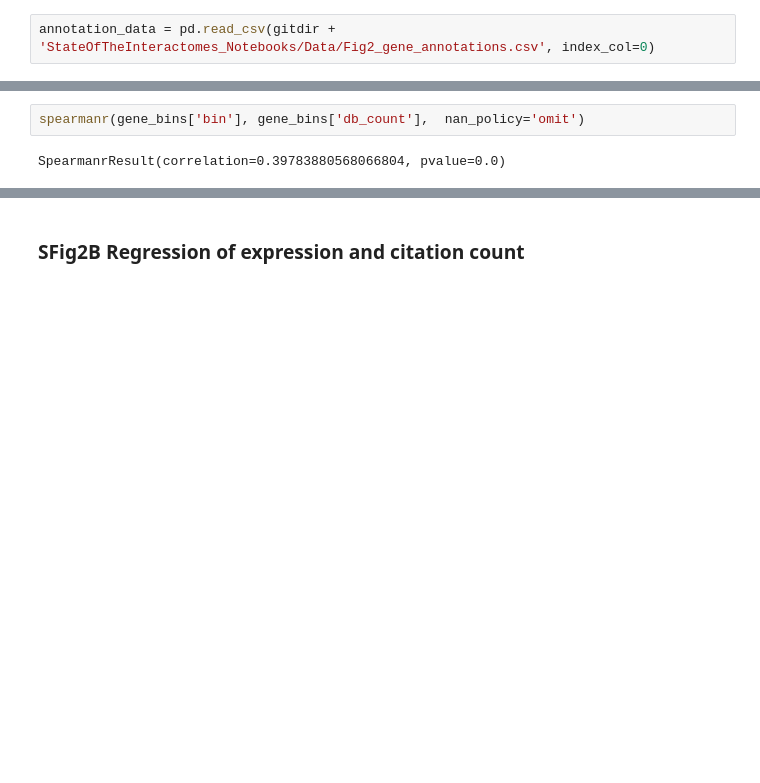
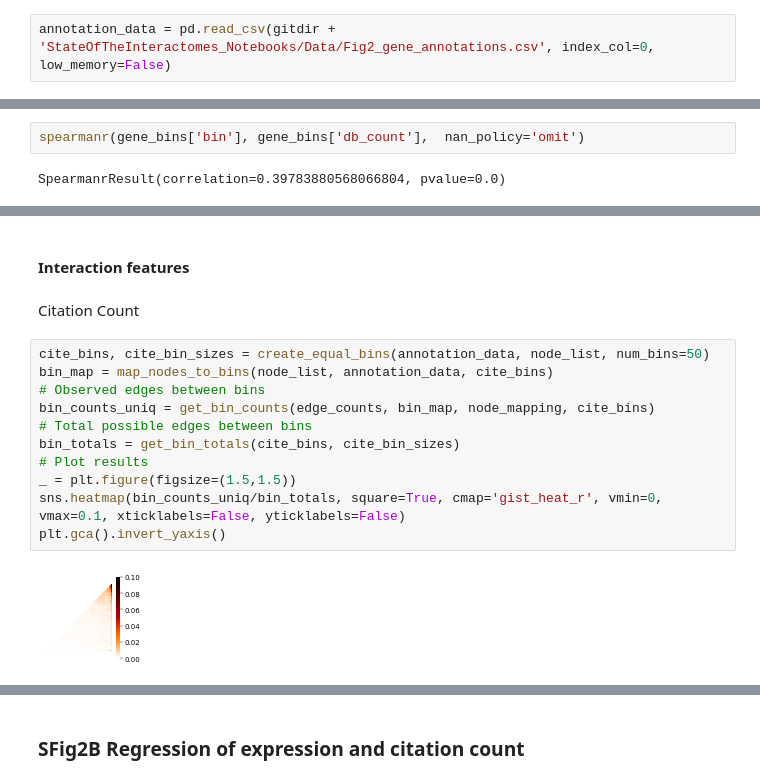
Before and after one commit to sarah-n-wright/Network_Evaluation_Tools, a Jupyter notebook: StateOfTheInteractomes_Notebooks/1_Statistics_and_Representation.ipynb, the cells around one changed output, grey strips where cells are left out. Drawn from its saved outputs; the diff is of its cells as text; blank space fills up the shorter version.

```diff
--- a/StateOfTheInteractomes_Notebooks/1_Statistics_and_Representation.ipynb
+++ b/StateOfTheInteractomes_Notebooks/1_Statistics_and_Representation.ipynb
@@ -128,7 +144,7 @@ plt.savefig(figdir+"Fig1B_network_sizes.jpg", bbox_inches='tight', dpi=400)
 # %% [markdown]
 ### Fig2A Gene Network Coverage
 # %%
-annotation_data = pd.read_csv(gitdir + 'StateOfTheInteractomes_Notebooks/Data/Fig2_gene_annotations.csv', index_col=0)
+annotation_data = pd.read_csv(gitdir + 'StateOfTheInteractomes_Notebooks/Data/Fig2_gene_annotations.csv', index_col=0, low_memory=False)
 # %%
 pc_counts = [h.get_height() for h in sns.histplot(annotation_data[annotation_data.PC].db_count, bins=[i for i in range(48)]).patches]
 plt.close()
@@ -278,0 +456,17 @@ SpearmanrResult(correlation=0.39783880568066804, pvalue=0.0)
+# %% [markdown]
+#### Interaction features
+# %% [markdown]
+Citation Count
+# %%
+cite_bins, cite_bin_sizes = create_equal_bins(annotation_data, node_list, num_bins=50)
+bin_map = map_nodes_to_bins(node_list, annotation_data, cite_bins)
+# Observed edges between bins
+bin_counts_uniq = get_bin_counts(edge_counts, bin_map, node_mapping, cite_bins)
+# Total possible edges between bins
+bin_totals = get_bin_totals(cite_bins, cite_bin_sizes)
+# Plot results
+_ = plt.figure(figsize=(1.5,1.5))
+sns.heatmap(bin_counts_uniq/bin_totals, square=True, cmap='gist_heat_r', vmin=0, vmax=0.1, xticklabels=False, yticklabels=False)
+plt.gca().invert_yaxis()
+# %% [output]
+[figure, added]
```
Also changed, not shown: parts of 32 cells of this notebook, 33 other files.
